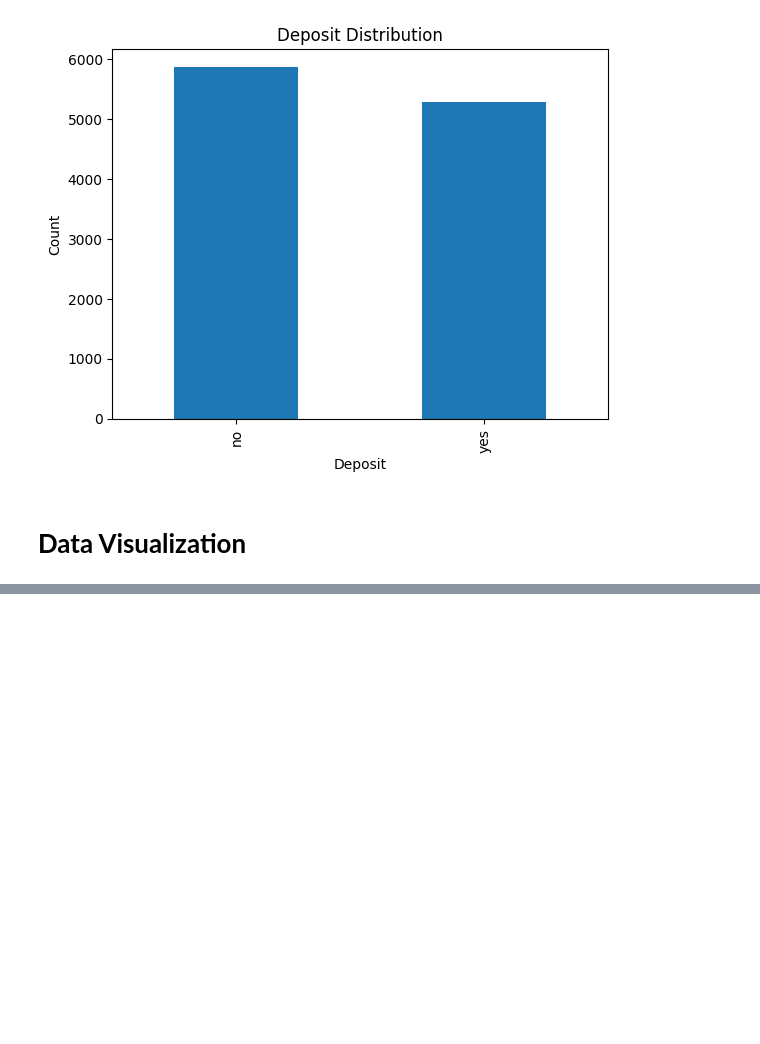
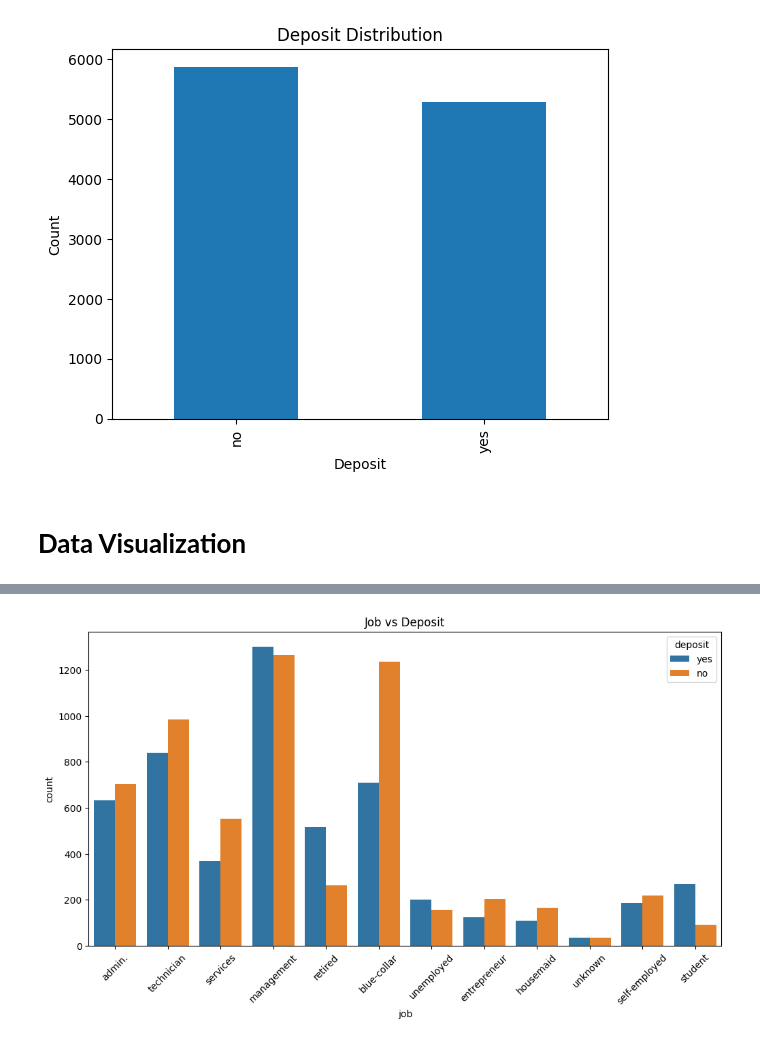
Before and after one commit to shahdelmasry12/Data-Mining-Project, a Jupyter notebook: Bank_Marketing_Effectiveness_Prediction.ipynb, the cells around one changed output, grey strips where cells are left out. Cells and saved outputs as stored; diff of their text form; code cells hidden in the pictures; blank space fills up the shorter version.

```diff
--- a/Bank_Marketing_Effectiveness_Prediction.ipynb
+++ b/Bank_Marketing_Effectiveness_Prediction.ipynb
@@ -158,0 +172,8 @@ Name: proportion, dtype: float64
+# %%
+plt.figure(figsize=(12, 6))
+sns.countplot(x="job", hue="deposit", data=df)
+plt.title("Job vs Deposit")
+plt.xticks(rotation=45)
+plt.show()
+# %% [output]
+[figure, added]
```
Also changed, not shown: parts of 15 cells of this notebook.
